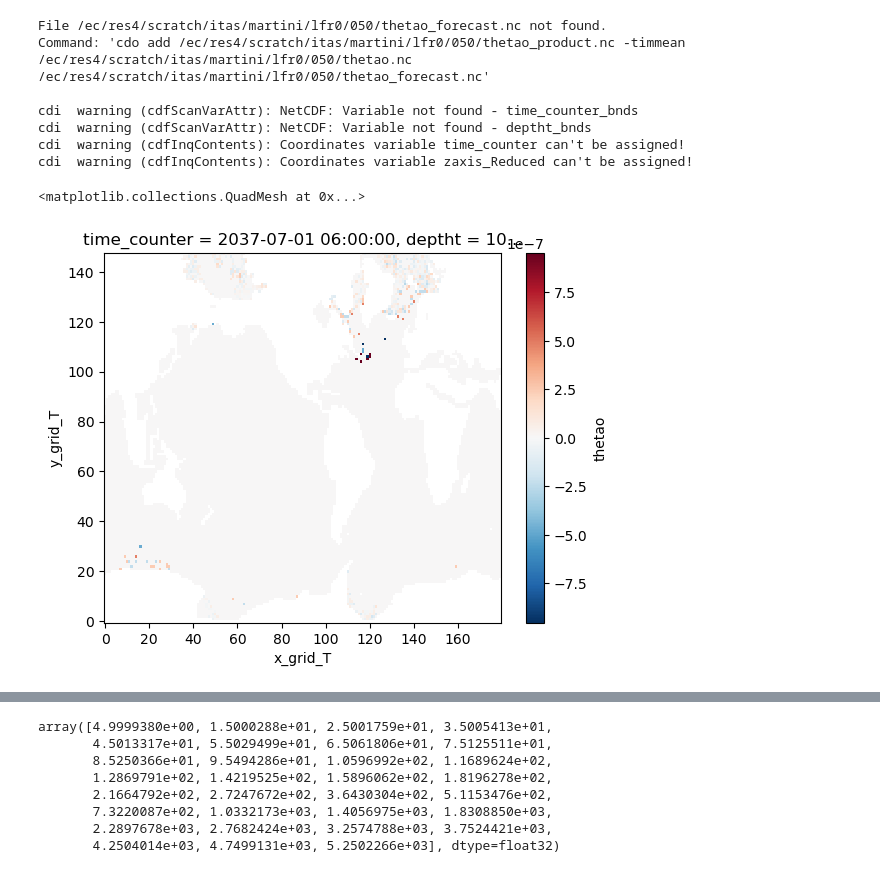
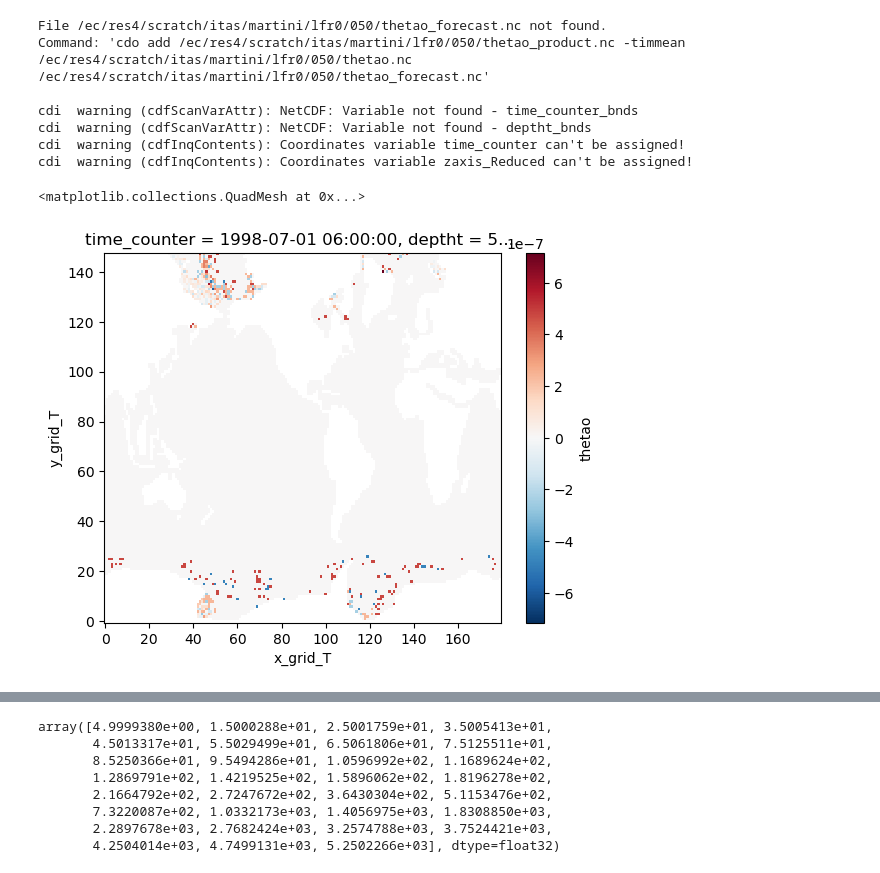
Before and after one commit to asozza/stece, a Jupyter notebook: osprey/notebooks/test_EOF_thetao.ipynb, the cells around one changed output, grey strips where cells are left out. Saved outputs shown, nothing was run; the diff lists cells and outputs as text; code cells hidden in the pictures.

```diff
--- a/osprey/notebooks/test_EOF_thetao.ipynb
+++ b/osprey/notebooks/test_EOF_thetao.ipynb
@@ -17,7 +17,7 @@ from osprey.utils import cdo
 # %%
-expname = "lfr0"
+expname = "FE00"
 var = "thetao"
 ndim ="3D"
-endleg = 50
-yearspan = 10
+endleg = 11
+yearspan = 5
 yearleap = 10
@@ -297,8 +73,8 @@ fdata = xr.open_mfdataset(filename, use_cftime=True)
 filename = os.path.join(dirs['tmp'], str(endleg).zfill(3), f"{var}.nc")
 xdata = xr.open_mfdataset(filename, use_cftime=True)
 # %%
-delta = xdata[var].isel(time_counter=-1,deptht=10)-fdata[var].isel(deptht=10)
+delta = xdata[var].isel(time_counter=-1,deptht=0)-fdata[var].isel(deptht=0)
 delta.plot()
 # %% [output]
 <matplotlib.collections.QuadMesh at 0x...>
-[figure, old version]
+[figure, new version]
```
Also changed, not shown: parts of 19 cells of this notebook, 11 other files.
